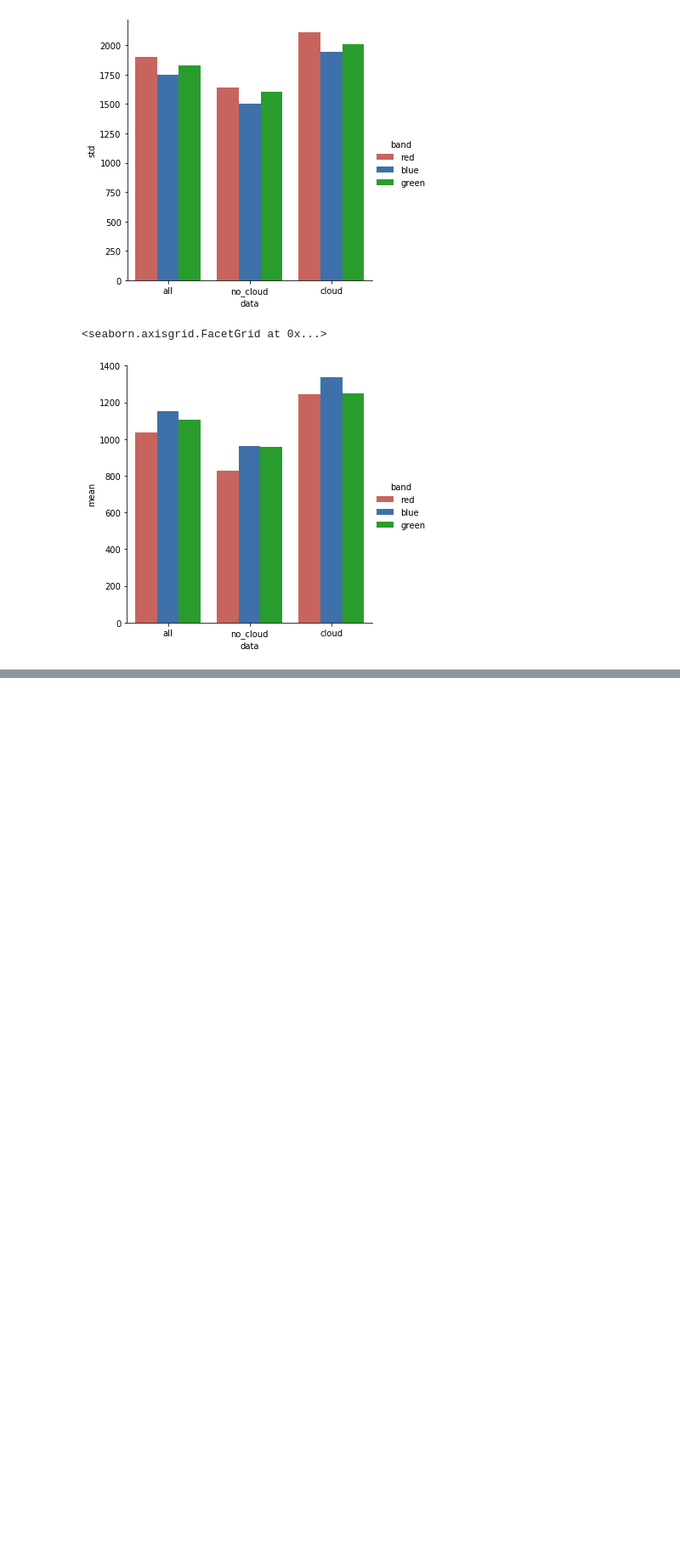
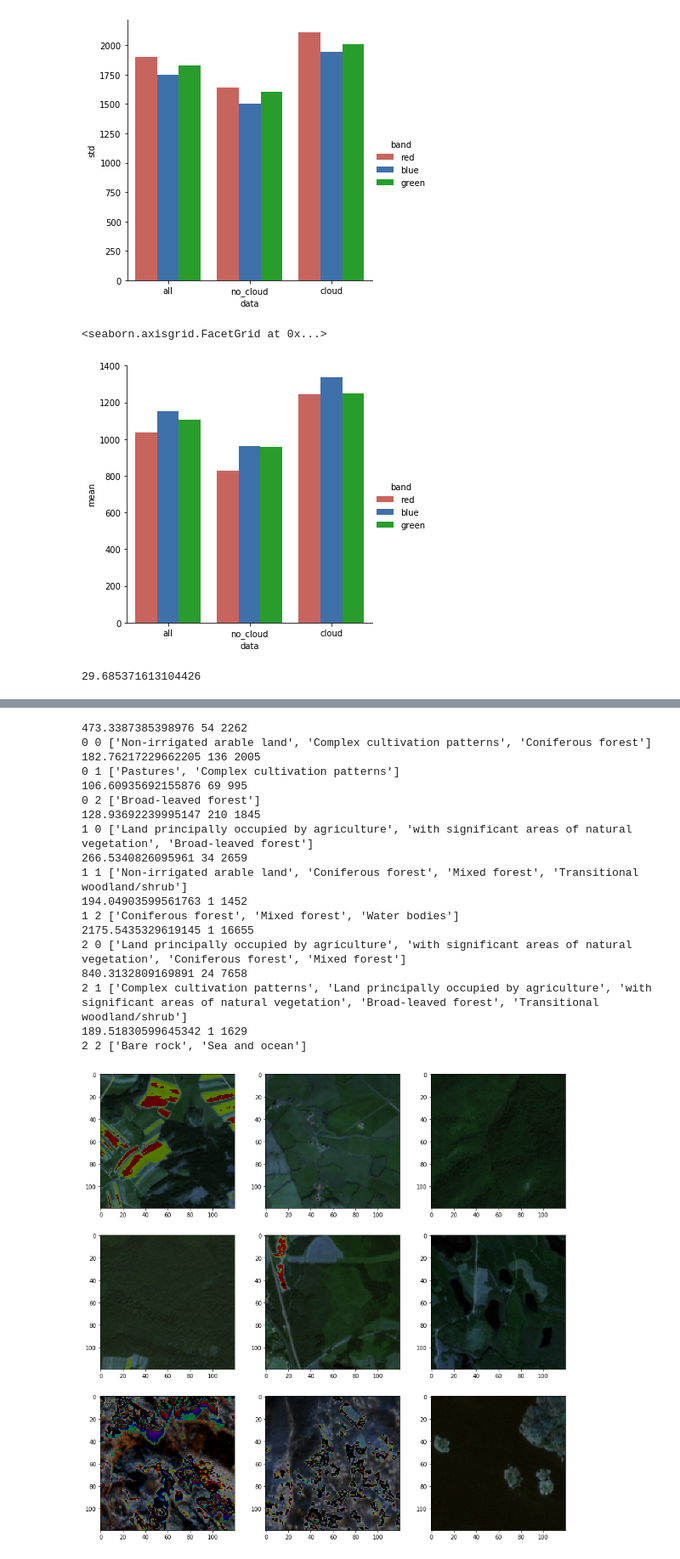
Before and after one commit to skeller88/big_earth_springboard_project, a Jupyter notebook: data_science/data_exploration.ipynb, the cells around one changed output, grey strips where cells are left out. Shown at 85% size. Saved outputs shown, nothing was run; the diff lists cells and outputs as text; code cells hidden in the pictures; blank space fills up the shorter version.

```diff
--- a/data_science/data_exploration.ipynb
+++ b/data_science/data_exploration.ipynb
@@ -286,7 +307,16 @@ def map_uint16_to_uint8(img, lower_bound=None, upper_bound=None):
 # %%
 # map_uint16_to_uint8(arr, np.min(mins), np.max(maxs))
+# %%
+stds = all_stats[all_stats['data'] == 'all']['std'].values
+means = all_stats[all_stats['data'] == 'all']['mean'].values
+# %%
+import cv2
+
+cv2.normalize(arr, None, norm_type=cv2.NORM_MINMAX, alpha=0, beta=255).
+# %% [output]
+29.685371613104426
 # %%
-###### dim = 3
+dim = 3
 fig, axs = plt.subplots(dim, dim, **{'figsize': (15,  15)})
 
 no_cloud_npy_files = [npy_image_dir + "/" + file + ".npy" for file in no_cloud['image_prefix'].values]
@@ -294,10 +324,13 @@ for row_num, row_axs in enumerate(axs):
     for col_num, ax in enumerate(row_axs):
         img_num = dim * row_num + col_num
         arr = np.load(no_cloud_npy_files[img_num])
+        print(arr.std(), arr.min(), arr.max())
+        # This method makes the images too bright and colorful
+#         rgb_img = calibrate_image(arr, stds, means)
         # normalizing gives a produces images that are too dark
 #         rgb_img = ((arr - means) / stds * 256.).astype(np.int8)
-        # scaling by 1 std away from the mean seems to do the best
-        rgb_img = (arr / (means + 2 * stds) * 256.).astype(np.int8)
+        # scaling by .75 std away from the mean seems to do the best
+        rgb_img = (arr / (means + 1*stds) * 256.).astype(np.int8)
         # min max produces images that are all black
 #         rgb_img = ((arr - mins) / (maxs - mins) * 256.).astype(np.int8)
         # dividing by 256 produces images that are too white
@@ -306,3 +339,4 @@ for row_num, row_axs in enumerate(axs):
         ax.imshow(rgb_img)
         text = list(map(lambda x: x.strip(), no_cloud.iloc[img_num]['labels'].replace('\'', '').replace('[', '').replace(']', '').split(',')))
         print(row_num, col_num, text)
+# %% [output]
@@ -309,3 +350,22 @@ for row_num, row_axs in enumerate(axs):
+473.3387385398976 54 2262
+0 0 ['Non-irrigated arable land', 'Complex cultivation patterns', 'Coniferous forest']
+182.76217229662205 136 2005
+0 1 ['Pastures', 'Complex cultivation patterns']
+106.60935692155876 69 995
+0 2 ['Broad-leaved forest']
+128.93692239995147 210 1845
+1 0 ['Land principally occupied by agriculture', 'with significant areas of natural vegetation', 'Broad-leaved forest']
+266.5340826095961 34 2659
+1 1 ['Non-irrigated arable land', 'Coniferous forest', 'Mixed forest', 'Transitional woodland/shrub']
+194.04903599561763 1 1452
+1 2 ['Coniferous forest', 'Mixed forest', 'Water bodies']
+2175.5435329619145 1 16655
+2 0 ['Land principally occupied by agriculture', 'with significant areas of natural vegetation', 'Coniferous forest', 'Mixed forest']
+840.3132809169891 24 7658
+2 1 ['Complex cultivation patterns', 'Land principally occupied by agriculture', 'with significant areas of natural vegetation', 'Broad-leaved forest', 'Transitional woodland/shrub']
+189.51830599645342 1 1629
+2 2 ['Bare rock', 'Sea and ocean']
+[figure, added]
 # %%
 dim = 3
 fig, axs = plt.subplots(dim, dim, **{'figsize': (15,  15)})
```
Also changed, not shown: parts of 5 cells of this notebook, 4 other files.
